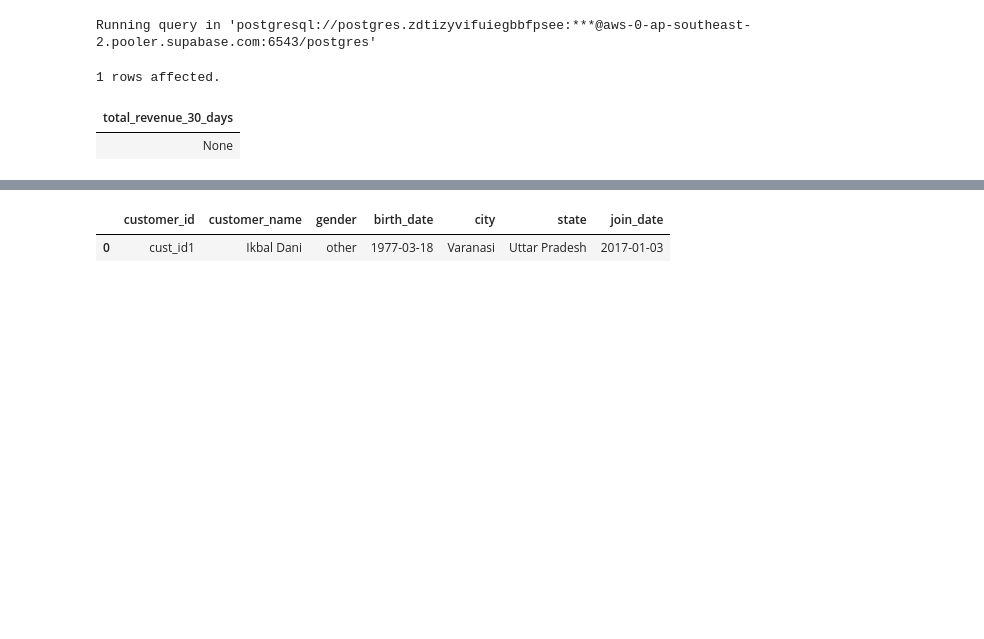
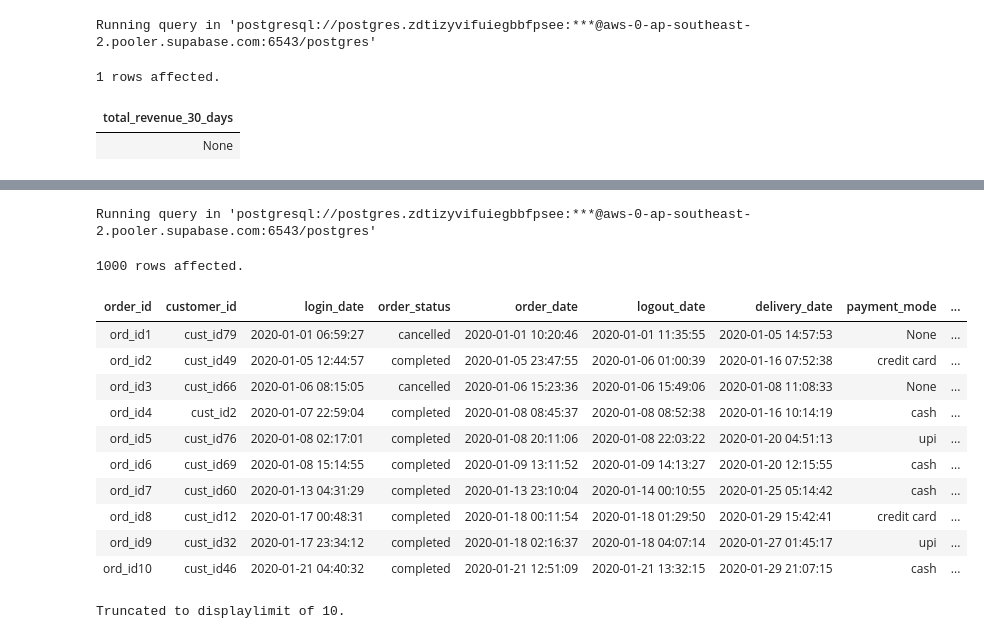
Before and after one commit to umesh-creates/sql_pandas_exercise_and_notes, a Jupyter notebook: retail_analysis exercise/date _and_time.ipynb, the cells around one changed output, grey strips where cells are left out. Cells and saved outputs as stored; diff of their text form; code cells hidden in the pictures; blank space fills up the shorter version.

```diff
--- a/retail_analysis exercise/date _and_time.ipynb
+++ b/retail_analysis exercise/date _and_time.ipynb
@@ -1781,5 +1809,18 @@ Running query in 'postgresql://postgres.zdtizyvifuiegbbfpsee:***@aws-0-ap-southe
 # %%
-customers.head(1)
+%%sql
+SELECT * FROM retail_analysis.orders
 # %% [output]
+Running query in 'postgresql://postgres.zdtizyvifuiegbbfpsee:***@aws-0-ap-southeast-2.pooler.supabase.com:6543/postgres'
+1000 rows affected.
-|  | customer_id | customer_name | gender | birth_date | city | state | join_date |
-| 0 | cust_id1 | Ikbal Dani | other | 1977-03-18 | Varanasi | Uttar Pradesh | 2017-01-03 |
+| order_id | customer_id | login_date | order_status | order_date | logout_date | delivery_date | payment_mode | ... |
+| ord_id1 | cust_id79 | 2020-01-01 06:59:27 | cancelled | 2020-01-01 10:20:46 | 2020-01-01 11:35:55 | 2020-01-05 14:57:53 | None | ... |
+| ord_id2 | cust_id49 | 2020-01-05 12:44:57 | completed | 2020-01-05 23:47:55 | 2020-01-06 01:00:39 | 2020-01-16 07:52:38 | credit card | ... |
+| ord_id3 | cust_id66 | 2020-01-06 08:15:05 | cancelled | 2020-01-06 15:23:36 | 2020-01-06 15:49:06 | 2020-01-08 11:08:33 | None | ... |
+| ord_id4 | cust_id2 | 2020-01-07 22:59:04 | completed | 2020-01-08 08:45:37 | 2020-01-08 08:52:38 | 2020-01-16 10:14:19 | cash | ... |
+| ord_id5 | cust_id76 | 2020-01-08 02:17:01 | completed | 2020-01-08 20:11:06 | 2020-01-08 22:03:22 | 2020-01-20 04:51:13 | upi | ... |
+| ord_id6 | cust_id69 | 2020-01-08 15:14:55 | completed | 2020-01-09 13:11:52 | 2020-01-09 14:13:27 | 2020-01-20 12:15:55 | cash | ... |
+| ord_id7 | cust_id60 | 2020-01-13 04:31:29 | completed | 2020-01-13 23:10:04 | 2020-01-14 00:10:55 | 2020-01-25 05:14:42 | cash | ... |
+| ord_id8 | cust_id12 | 2020-01-17 00:48:31 | completed | 2020-01-18 00:11:54 | 2020-01-18 01:29:50 | 2020-01-29 15:42:41 | credit card | ... |
+| ord_id9 | cust_id32 | 2020-01-17 23:34:12 | completed | 2020-01-18 02:16:37 | 2020-01-18 04:07:14 | 2020-01-27 01:45:17 | upi | ... |
+| ord_id10 | cust_id46 | 2020-01-21 04:40:32 | completed | 2020-01-21 12:51:09 | 2020-01-21 13:32:15 | 2020-01-29 21:07:15 | cash | ... |
+Truncated to displaylimit of 10.
```
Also changed, not shown: parts of 2 cells of this notebook.
